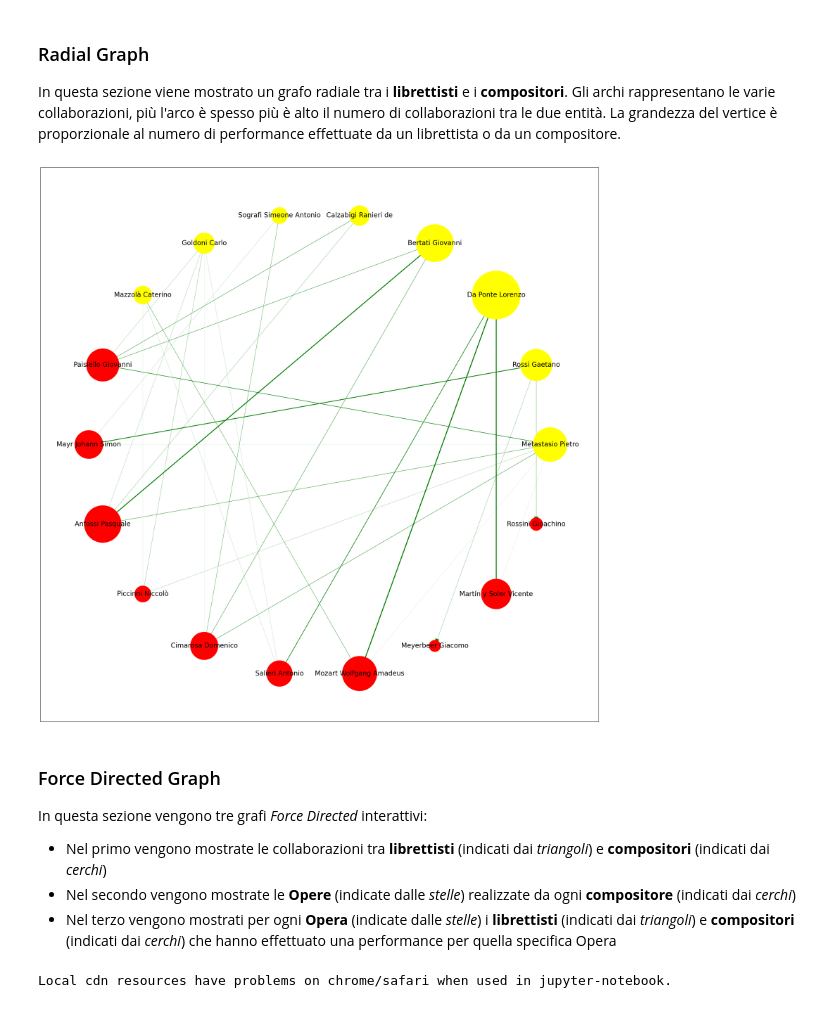
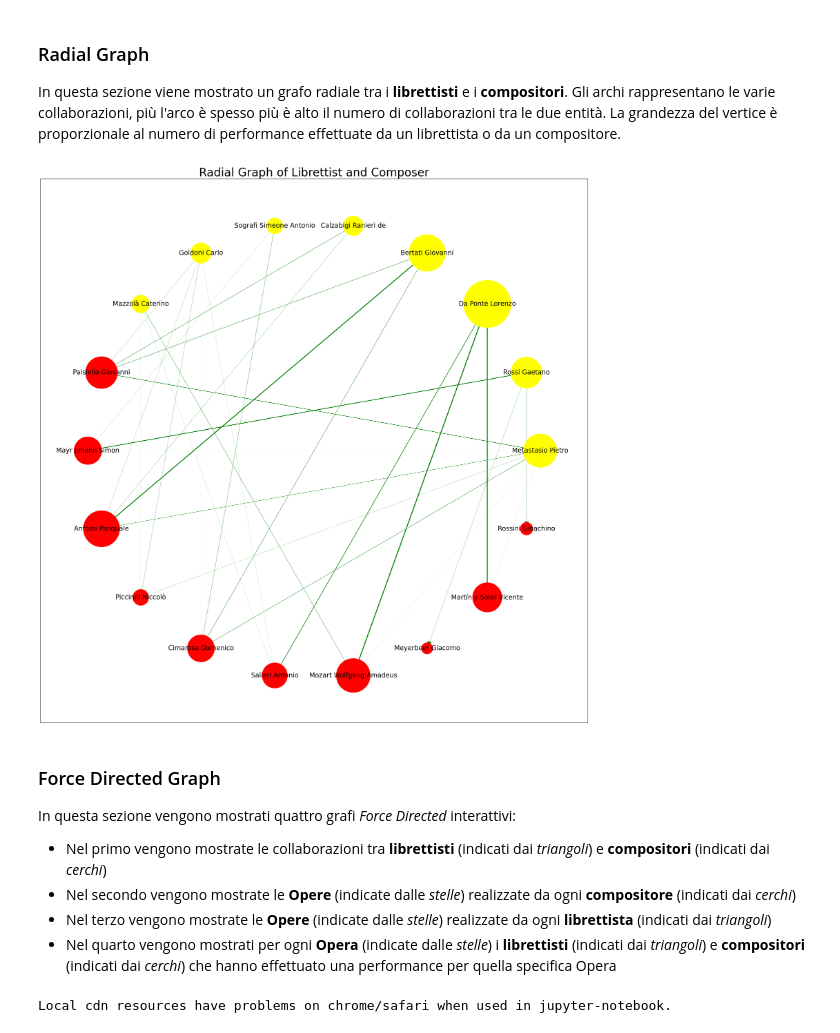
Before and after one commit to tommasomartinelli/Opera-Visualization, a Jupyter notebook: notebook/Opera-Network-Visualization.ipynb, the cells around one changed output. Cells and saved outputs as stored; diff of their text form; code cells hidden in the pictures.

```diff
--- a/notebook/Opera-Network-Visualization.ipynb
+++ b/notebook/Opera-Network-Visualization.ipynb
@@ -291,39 +295,41 @@ In questa sezione viene mostrato un grafo radiale tra i **librettisti** e i **co
 # %%
 #Radial graph
 grouped_data = data.groupby(by=['librettist','composer'])
 counts = grouped_data.size().reset_index(name='counts')
 G = nx.DiGraph()
 G.add_nodes_from(data['librettist'], bipartite=0)
 G.add_nodes_from(data['composer'], bipartite=1)
 for i, row in counts.iterrows():
     G.add_edge(row['librettist'], row['composer'], weight=row['counts'])
 
 node_weights = [data[data['librettist'] == node].shape[0] + data[data['composer'] == node].shape[0] for node in G.nodes()]
 nx.set_node_attributes(G, values=dict(zip(G.nodes(), node_weights)), name='weight')
 
 pos = nx.circular_layout(G)
 
 librettist_colors = ['yellow']*len(data.librettist.unique())
 composer_colors = ['red']*len(data.composer.unique())
 node_colors = librettist_colors + composer_colors
 
 # Create list of node sizes based on node weights
 node_sizes = [d['weight'] * 300 for node, d in G.nodes(data=True)]
 
 plt.figure(figsize=(30, 30))
+plt.title("Radial Graph of Librettist and Composer",size=35)
 nx.draw_networkx_edges(G, pos, width=[d['weight']/10 for (u, v, d) in G.edges(data=True)], edge_color='g', arrowsize=32)
 labels = {node:node for node in G.nodes()}
 nx.draw_networkx_nodes(G, pos, node_size=node_sizes, node_color=node_colors)
 nx.draw_networkx_labels(G, pos, labels, font_size = 20)
 plt.show()
 # %% [output]
-[figure, old version]
+[figure, new version]
 # %% [markdown]
 ### Force Directed Graph
-In questa sezione vengono tre grafi *Force Directed* interattivi:
+In questa sezione vengono mostrati quattro grafi *Force Directed* interattivi:
 * Nel primo vengono mostrate le collaborazioni tra **librettisti** (indicati dai *triangoli*) e **compositori** (indicati dai *cerchi*)
 * Nel secondo vengono mostrate le **Opere** (indicate dalle *stelle*) realizzate da ogni **compositore** (indicati dai *cerchi*)
-* Nel terzo vengono mostrati per ogni **Opera** (indicate dalle *stelle*) i **librettisti** (indicati dai *triangoli*) e **compositori** (indicati dai *cerchi*) che hanno effettuato una performance per quella specifica Opera
+* Nel terzo vengono mostrate le **Opere** (indicate dalle *stelle*) realizzate da ogni **librettista** (indicati dai *triangoli*)
+* Nel quarto vengono mostrati per ogni **Opera** (indicate dalle *stelle*) i **librettisti** (indicati dai *triangoli*) e **compositori** (indicati dai *cerchi*) che hanno effettuato una performance per quella specifica Opera
 # %%
 #Force directed using pyvis
 G = nx.DiGraph()
```
Also changed, not shown: parts of 5 cells of this notebook.
